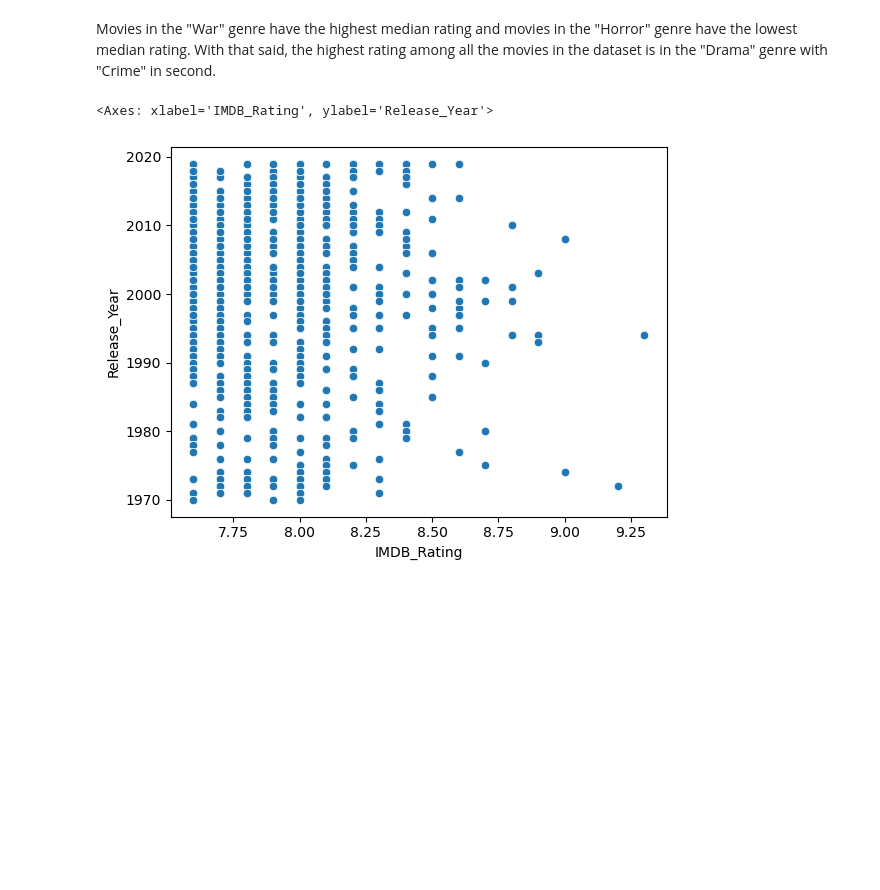
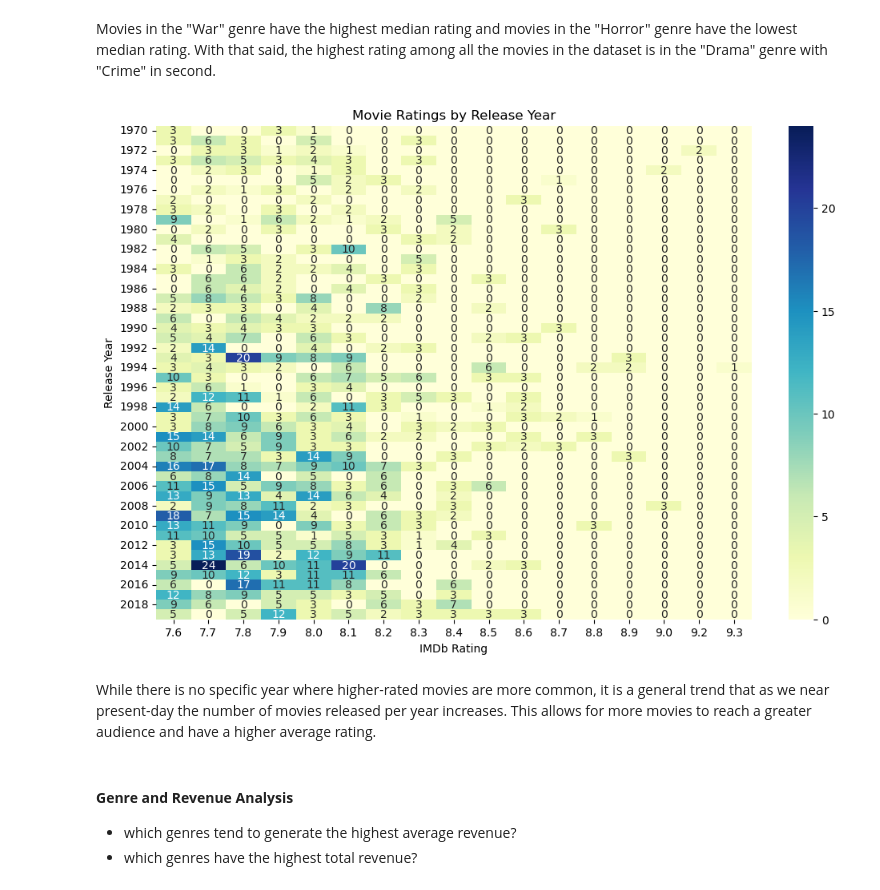
Before and after one commit to okashashuda/data-analysis-movies, a Jupyter notebook: movies-analysis.ipynb, the cells around one changed output. Drawn from its saved outputs; the diff is of its cells as text; code cells hidden in the pictures; blank space fills up the shorter version.

```diff
--- a/movies-analysis.ipynb
+++ b/movies-analysis.ipynb
@@ -233,7 +243,20 @@ sns.boxplot(movie_ratings, x="IMDB_Rating", y="Genre")
 # %% [markdown]
 Movies in the "War" genre have the highest median rating and movies in the "Horror" genre have the lowest median rating. With that said, the highest rating among all the movies in the dataset is in the "Drama" genre with "Crime" in second.
-# %%
-sns.scatterplot(movie_ratings, x="IMDB_Rating", y="Release_Year")
-# %% [output]
-<Axes: xlabel='IMDB_Rating', ylabel='Release_Year'>
-[figure, removed]
+# %%
+rating_distribution = movie_ratings.pivot_table(index='Release_Year', columns='IMDB_Rating', aggfunc='size', fill_value=0)
+
+# plotting the heatmap
+plt.figure(figsize=(12, 8))
+sns.heatmap(rating_distribution, cmap="YlGnBu", annot=True)
+plt.title("Movie Ratings by Release Year")
+plt.xlabel("IMDb Rating")
+plt.ylabel("Release Year")
+plt.show()
+# %% [output]
+[figure, added]
+# %% [markdown]
+While there is no specific year where higher-rated movies are more common, it is a general trend that as we near present-day the number of movies released per year increases. This allows for more movies to reach a greater audience and have a higher average rating.
+# %% [markdown]
+#### **Genre and Revenue Analysis**
+- which genres tend to generate the highest average revenue?
+- which genres have the highest total revenue?
```
Also changed, not shown: parts of 19 cells of this notebook.
